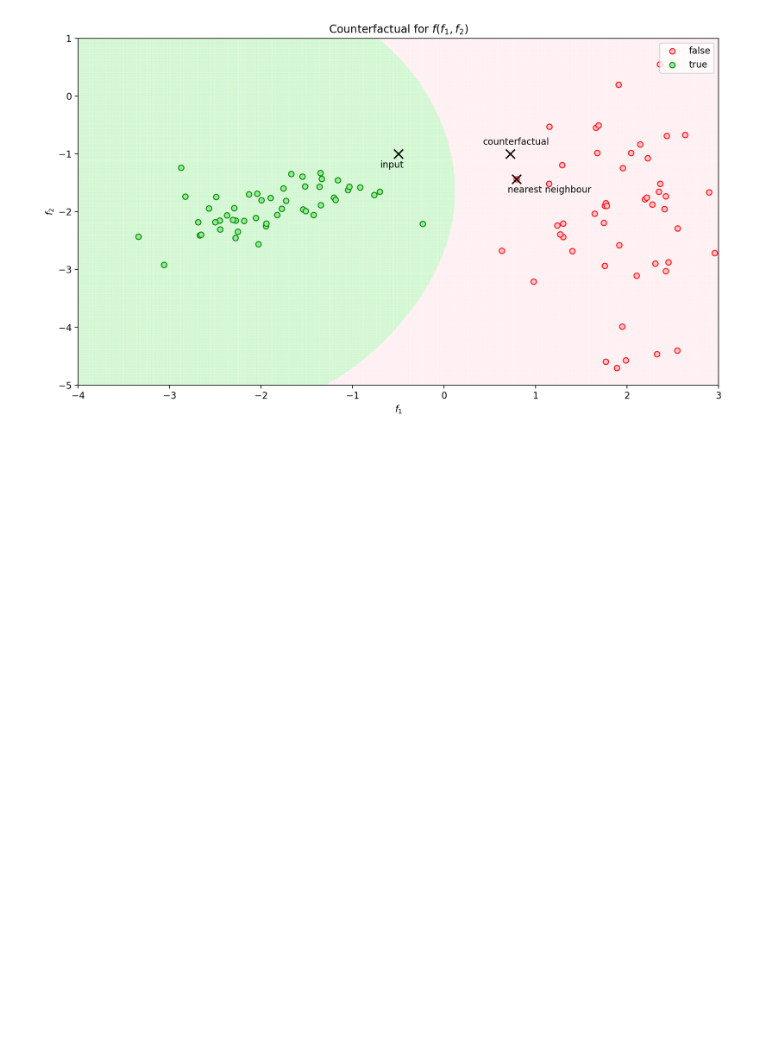
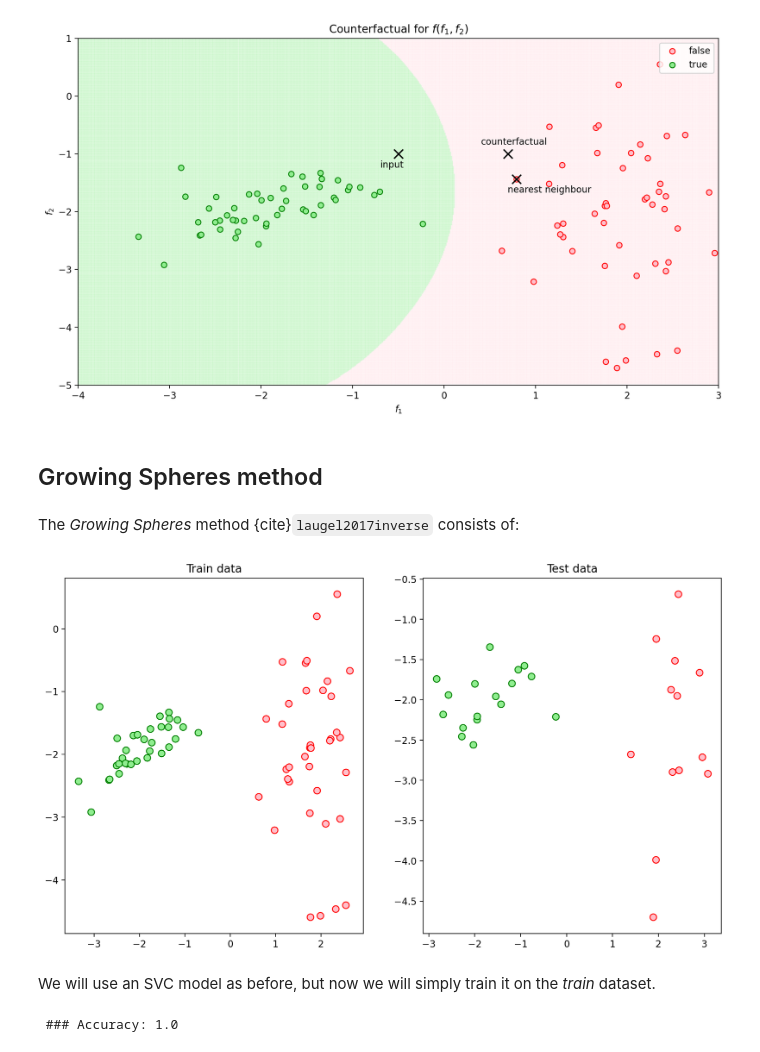
Before and after one commit to ruivieira/ruivieira.github.io, a Jupyter notebook: codex/machine-learning/_sources/xai-counterfactuals.ipynb, the cells around one changed output. Drawn from its saved outputs; the diff is of its cells as text; code cells hidden in the pictures; blank space fills up the shorter version.

```diff
--- a/codex/machine-learning/_sources/xai-counterfactuals.ipynb
+++ b/codex/machine-learning/_sources/xai-counterfactuals.ipynb
@@ -278,3 +282,46 @@ plt.show()
 plt.show()
 # %% [output]
 [figure]
+# %% [markdown]
+## Growing Spheres method
+# %% [markdown]
+The _Growing Spheres_ method {cite}`laugel2017inverse` consists of:
+# %%
+from sklearn.model_selection import train_test_split
+
+X = df[["f1", "f2"]].to_numpy()
+y = df["y"]
+
+X_train, X_test, y_train, y_test = train_test_split(
+    X, y, test_size=0.3, random_state=RANDOM_STATE
+)
+# %%
+plt.subplot(1, 2, 1)
+plt.scatter(
+    X_train[:, 0],
+    X_train[:, 1],
+    c=y_train.apply(lambda y: colours[y]),
+    edgecolor=y_train.apply(lambda y: edges[y]),
+    s=50,
+)
+plt.title("Train data")
+plt.subplot(1, 2, 2)
+plt.scatter(
+    X_test[:, 0],
+    X_test[:, 1],
+    c=y_test.apply(lambda y: colours[y]),
+    edgecolor=y_test.apply(lambda y: edges[y]),
+    s=50,
+)
+plt.title("Test data")
+plt.show()
+# %% [output]
+[figure, added]
+# %% [markdown]
+We will use an SVC model as before, but now we will simply train it on the _train_ dataset.
+# %%
+svm = SVC(gamma="scale", probability=True)
+svm.fit(X_train, y_train)
+print(" ### Accuracy:", sum(svm.predict(X_test) == y_test) / y_test.shape[0])
+# %% [output]
+ ### Accuracy: 1.0
```
Also changed, not shown: parts of 20 cells of this notebook, 45 other files.
